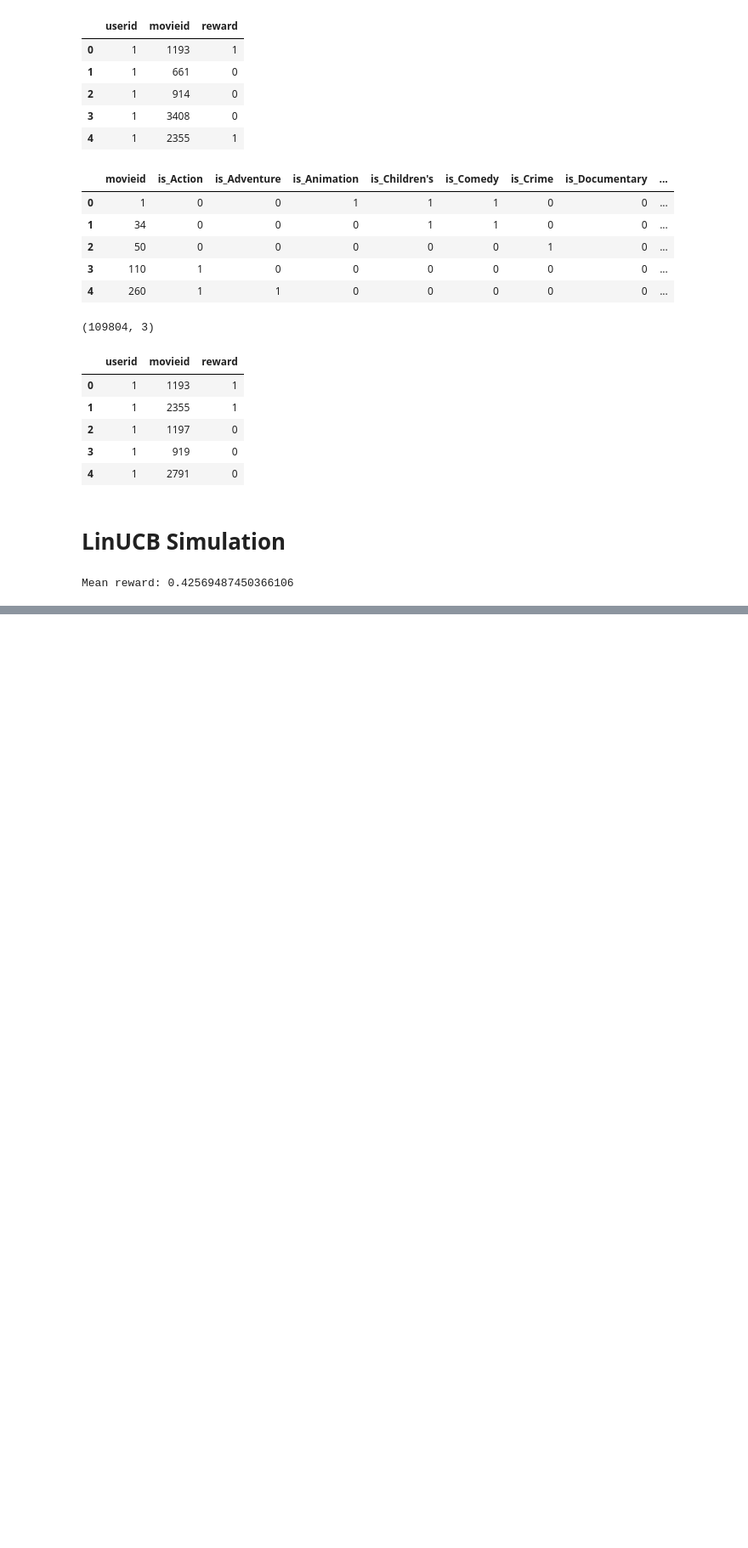
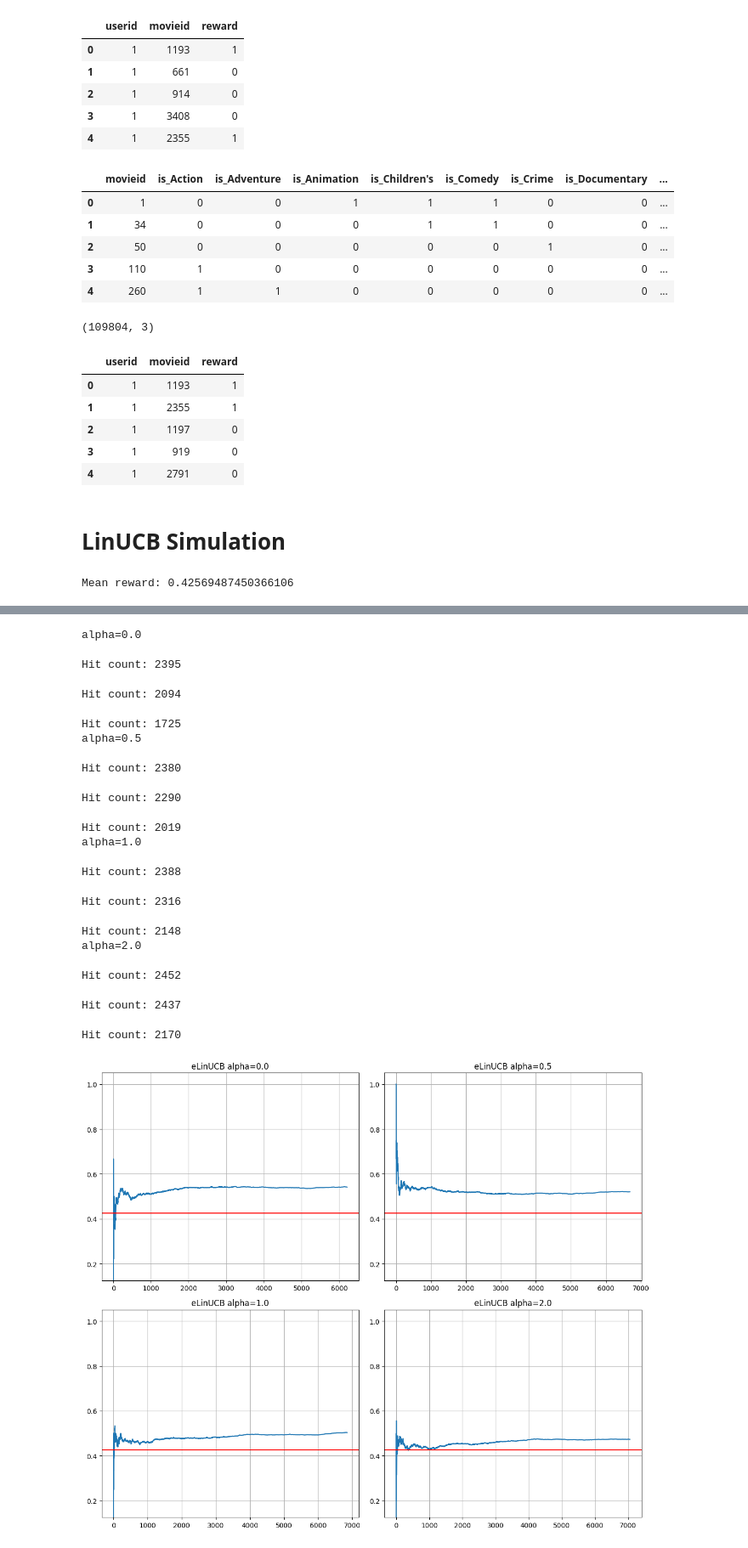
Before and after one commit to sungwoopark95/rl-practice, a Jupyter notebook: bandit/LinUCB/LinUCB_simulation.ipynb, the cells around one changed output, grey strips where cells are left out. Shown at 85% size. Saved outputs shown, nothing was run; the diff lists cells and outputs as text; code cells hidden in the pictures; blank space fills up the shorter version.

```diff
--- a/bandit/LinUCB/LinUCB_simulation.ipynb
+++ b/bandit/LinUCB/LinUCB_simulation.ipynb
@@ -318,26 +333,44 @@ alpha=0.0
 # %%
 plt.figure(figsize=(12, 10))
 
 for i, alpha in enumerate(alphas):
     print(f"alpha={alpha}")
     plt.subplot(int(f"22{i+1}"))
     learner = eLinUCB(arms=arm_to_use, d=d, alpha=alpha, epsilon=0.3)
     result = run(
         learner=learner,
         data=top_n_ratings,
         arms=top_n_movies,
         users=users,
-        nsim=3
+        nsim=2
     )
 
     plt.plot(result['aligned_ctr'])
     plt.axhline(y=reward_mean, color="red")
     plt.ylim([reward_mean-0.3, 1.05])
     plt.title(f"{learner.__class__.__name__} alpha={alpha}")
     plt.grid(True)
 
 plt.tight_layout()
 plt.show()
+# %% [output]
+alpha=0.0
+Hit count: 2395
+Hit count: 2094
+Hit count: 1725
+alpha=0.5
+Hit count: 2380
+Hit count: 2290
+Hit count: 2019
+alpha=1.0
+Hit count: 2388
+Hit count: 2316
+Hit count: 2148
+alpha=2.0
+Hit count: 2452
+Hit count: 2437
+Hit count: 2170
+[figure, added]
 # %%
 plt.figure(figsize=(12, 10))
 
```
Also changed, not shown: parts of 3 cells of this notebook, 1 other file.
